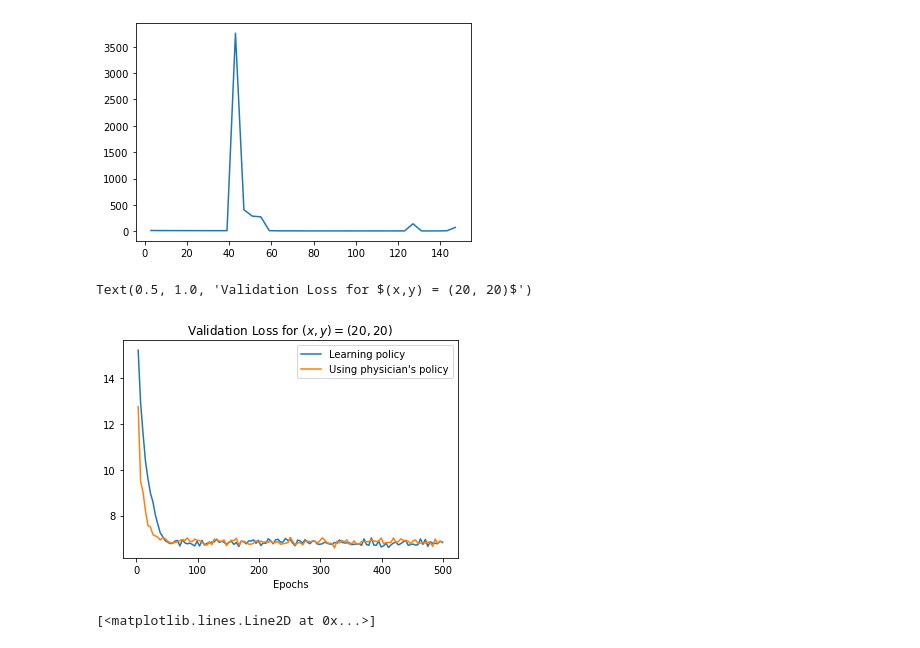
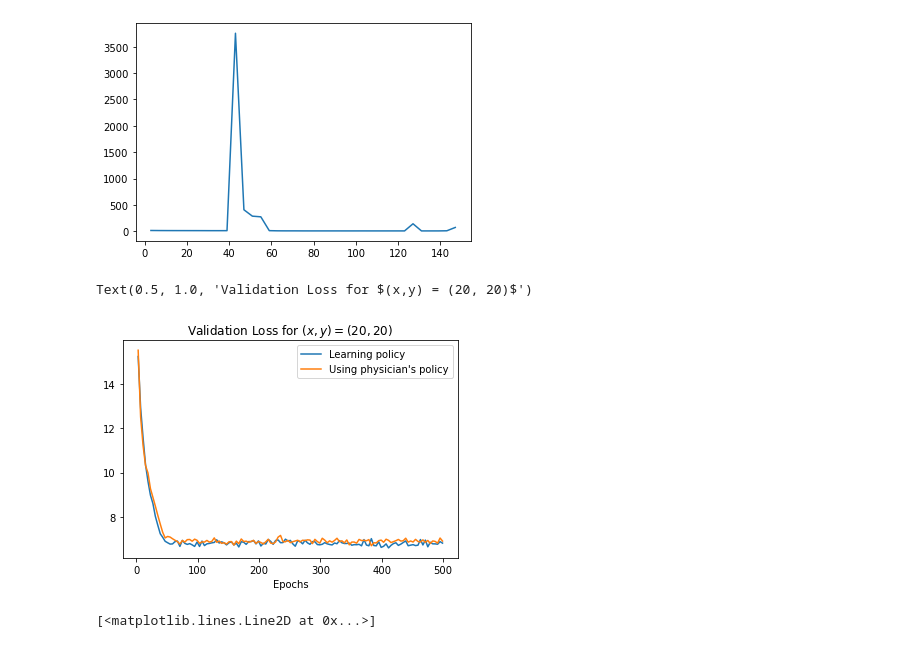
Before and after one commit to faaizT/CausalTwinAssessment, a Jupyter notebook: ELBO Analysis.ipynb, the cells around one changed output. Drawn from its saved outputs; the diff is of its cells as text; code cells hidden in the pictures.

```diff
--- a/ELBO Analysis.ipynb
+++ b/ELBO Analysis.ipynb
@@ -42,17 +40,17 @@ plt.plot(valid_losses['Epochs'], valid_losses['Test Loss'])
 [figure]
 # %%
 import matplotlib.pyplot as plt
-valid_losses = pd.read_csv("/data/localhost/taufiq/model-wd-2/validation-loss-20-20.csv")
-valid_losses2 = pd.read_csv("/data/localhost/taufiq/model-ph-pol/validation-loss-20-20.csv")
+valid_losses = pd.read_csv("/data/localhost/taufiq/model-learn-policy-and-posterior-with-wd_0.1-lr_0.0001/validation-loss-20-20.csv")
+valid_losses2 = pd.read_csv("/data/localhost/taufiq/model-learn-posterior-w-phpol-wd_0.1-lr_0.0001/validation-loss-20-20.csv")
 valid_losses2 = valid_losses2[valid_losses2['Epochs'] < 500]
 plt.plot(valid_losses['Epochs'], valid_losses['Test Loss'])
 plt.plot(valid_losses['Epochs'], valid_losses2['Test Loss'])
 plt.legend(['Learning policy', 'Using physician\'s policy'])
 plt.xlabel('Epochs')
 plt.title('Validation Loss for $(x,y) = (20, 20)$')
 # %% [output]
 Text(0.5, 1.0, 'Validation Loss for $(x,y) = (20, 20)$')
-[figure, old version]
+[figure, new version]
 # %%
 valid_losses = valid_losses[valid_losses['Epochs'] > 100]
 plt.plot(valid_losses['Epochs'], valid_losses['Test Loss'])
```
Also changed, not shown: parts of 3 cells of this notebook, 3 other files.
